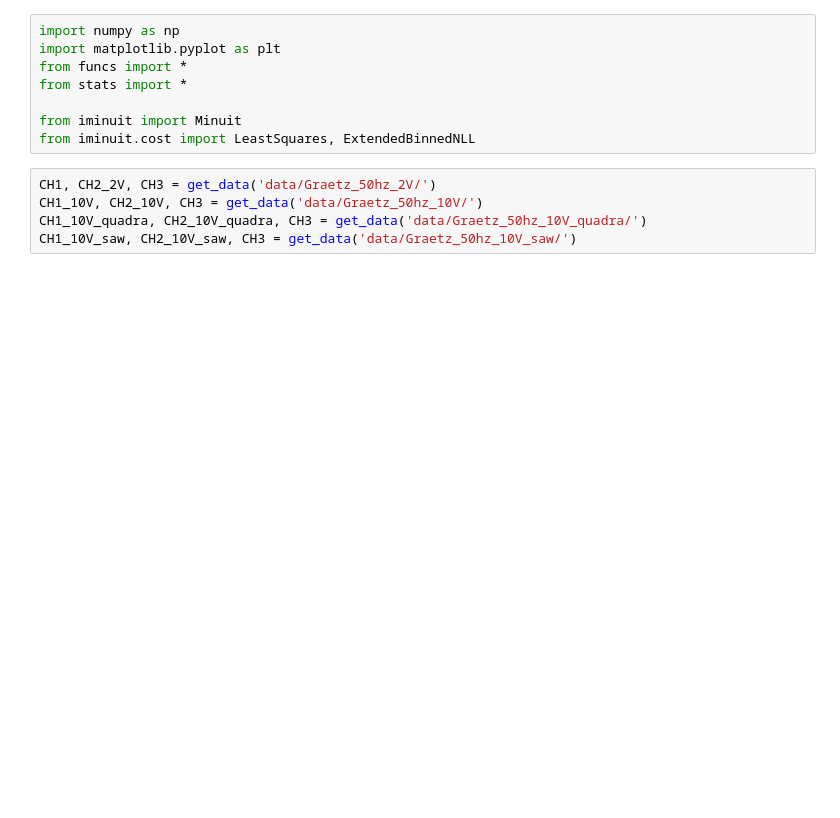
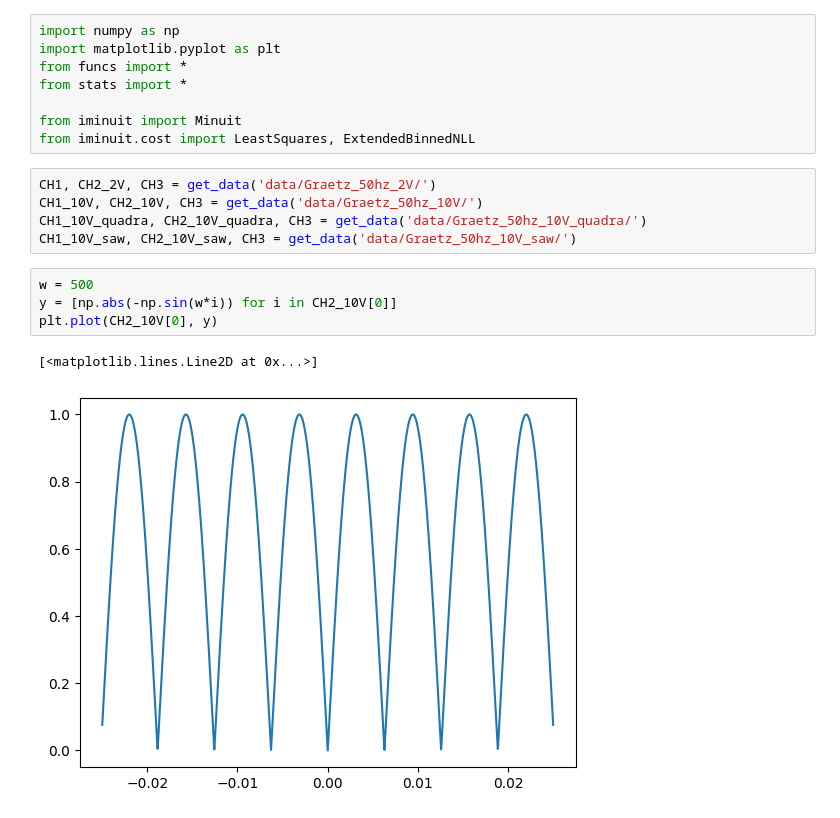
Before and after one commit to Yedi278/Lab2, a Jupyter notebook: Circuiti_2/Graetz.ipynb, the cells around one changed output. Cells and saved outputs as stored; diff of their text form; blank space fills up the shorter version.

```diff
--- a/Circuiti_2/Graetz.ipynb
+++ b/Circuiti_2/Graetz.ipynb
@@ -11,6 +11,13 @@ CH1, CH2_2V, CH3 = get_data('data/Graetz_50hz_2V/')
 CH1_10V, CH2_10V, CH3 = get_data('data/Graetz_50hz_10V/')
 CH1_10V_quadra, CH2_10V_quadra, CH3 = get_data('data/Graetz_50hz_10V_quadra/')
 CH1_10V_saw, CH2_10V_saw, CH3 = get_data('data/Graetz_50hz_10V_saw/')
+# %%
+w = 500
+y = [np.abs(-np.sin(w*i)) for i in CH2_10V[0]]
+plt.plot(CH2_10V[0], y)
+# %% [output]
+[<matplotlib.lines.Line2D at 0x...>]
+[figure, added]
 # %%
 plt.subplots(1,3,figsize=(15,5))
 plt.subplot(1,3,1)
```
Also changed, not shown: parts of 6 cells of this notebook, 2 other files.
